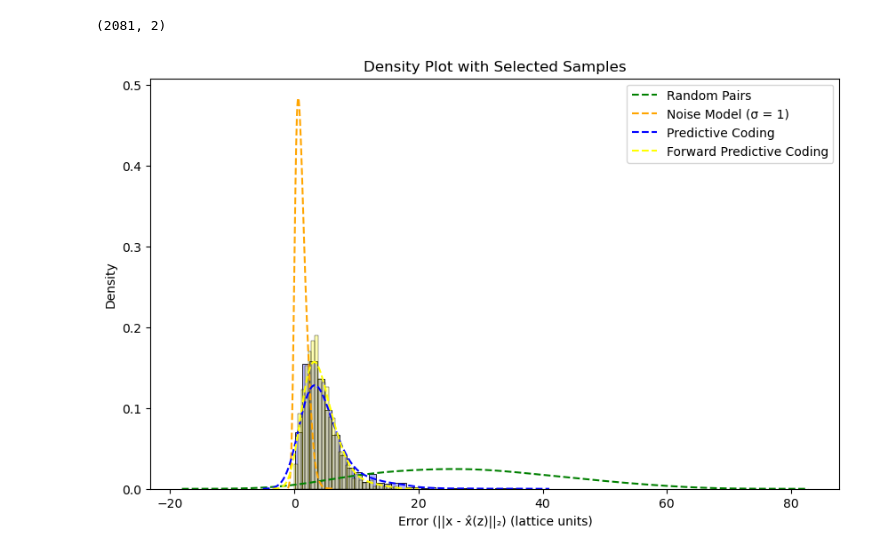
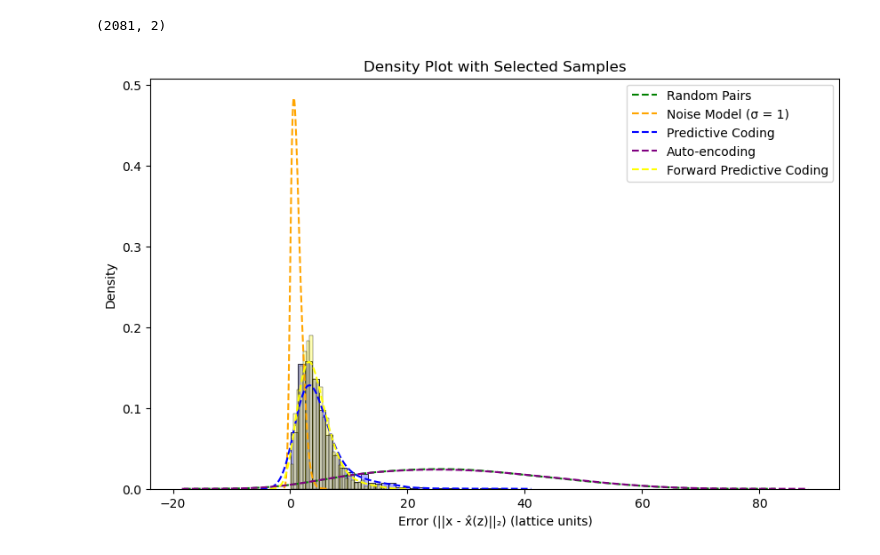
Before and after one commit to mx60s/predictive-coding-thesis, a Jupyter notebook: src/TestingTrainingModel-Copy1.ipynb, the cells around one changed output. Saved outputs shown, nothing was run; the diff lists cells and outputs as text; code cells hidden in the pictures.

```diff
--- a/src/TestingTrainingModel-Copy1.ipynb
+++ b/src/TestingTrainingModel-Copy1.ipynb
@@ -451,10 +463,11 @@ data_predictive_coding_forward = np.linalg.norm(predictive_values - base_np, axi
 del average_predictions_north
 
 # Make the autoencoder model
-#autoencoder_locs = np.load('logs/autoencoder_actual_locs.pkl', allow_pickle=True)
-#autoencode_values = np.stack([pos for pos in autoencoder_locs.keys()], axis=0)
-#data_auto_encoding = np.linalg.norm(autoencode_values - base_np, axis=1)
+autoencoder_locs = np.load('logs/autoencoder_north_locs.pkl', allow_pickle=True)
+autoencode_values = np.stack([pos for pos in autoencoder_locs.keys()], axis=0)
+data_auto_encoding = np.linalg.norm(autoencode_values - base_np, axis=1)
 
+del autoencoder_locs
 #del autoencoder_locs
 
 # Make the shuffle model
@@ -479,26 +492,26 @@ data_noise_model = np.linalg.norm(noisy_np - base_np, axis=1)
 # %%
 import seaborn as sns
 
 plt.figure(figsize=(10, 6))
 
 # Plotting KDE for all distributions
 sns.kdeplot(data_random_pairs, bw_adjust=2, label="Random Pairs", color="green", linestyle="--")
 sns.kdeplot(data_noise_model, bw_adjust=2, label="Noise Model (σ = 1)", color="orange", linestyle="--")
 sns.kdeplot(data_predictive_coding, bw_adjust=2, label="Predictive Coding", color="blue", linestyle="--")
-#sns.kdeplot(data_auto_encoding, bw_adjust=2, label="Auto-encoding", color="purple", linestyle="--")
+sns.kdeplot(data_auto_encoding, bw_adjust=2, label="Auto-encoding", color="purple", linestyle="--")
 sns.kdeplot(data_predictive_coding_forward, bw_adjust=2, label="Forward Predictive Coding", color="yellow", linestyle="--")
 
 # Plotting histograms only for predictive coding and auto-encoding with normalization
 sns.histplot(data_predictive_coding, kde=False, color="blue", alpha=0.3, bins=30, stat="density")
 sns.histplot(data_predictive_coding_forward, kde=False, color="yellow", alpha=0.3, bins=30, stat="density")
 
 # Additional plot formatting to match the user's request
 plt.title('Density Plot with Selected Samples')
 plt.xlabel('Error (||x - x̂(z)||₂) (lattice units)')
 plt.ylabel('Density')
 plt.legend()
 plt.show()
 # %% [output]
-[figure, old version]
+[figure, new version]
 # %%
 # saccading can tell you about state of the internal cognitive map
```
Also changed, not shown: parts of 16 cells of this notebook, 9 other files.
